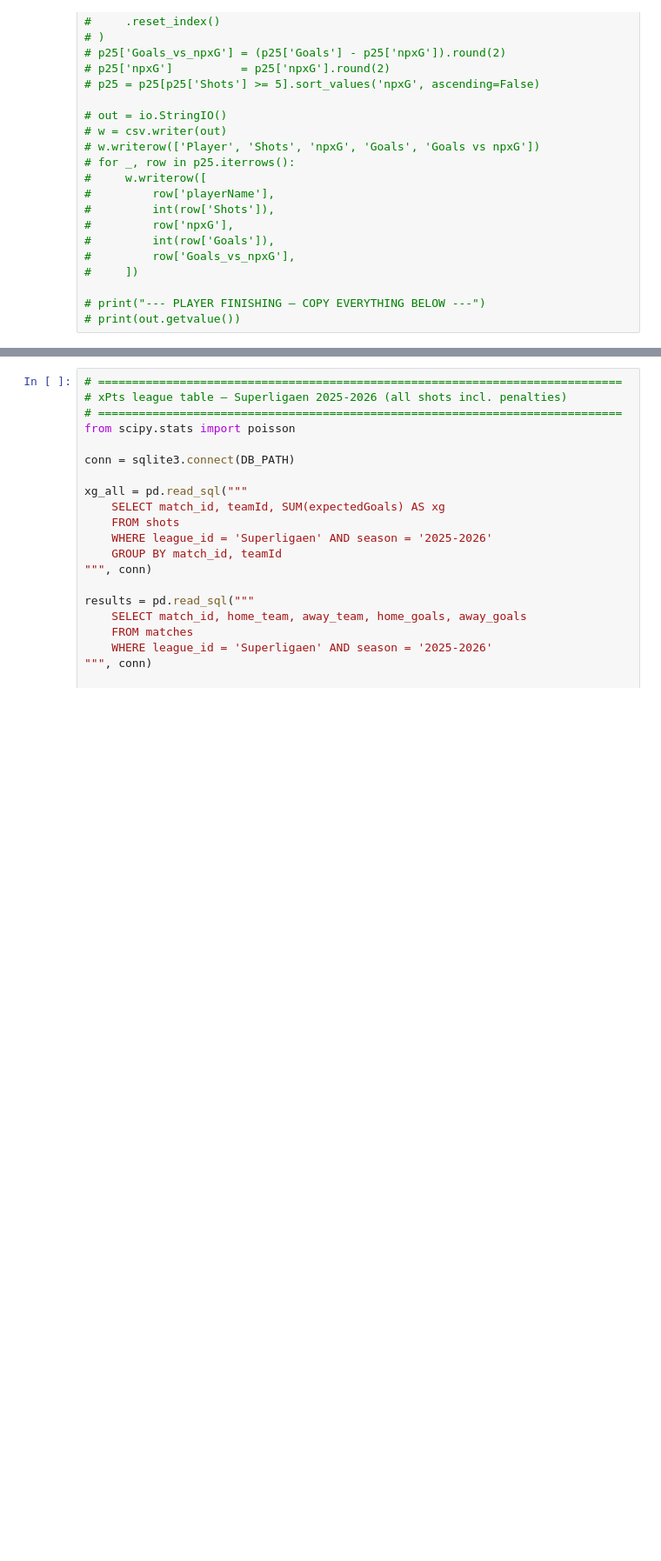
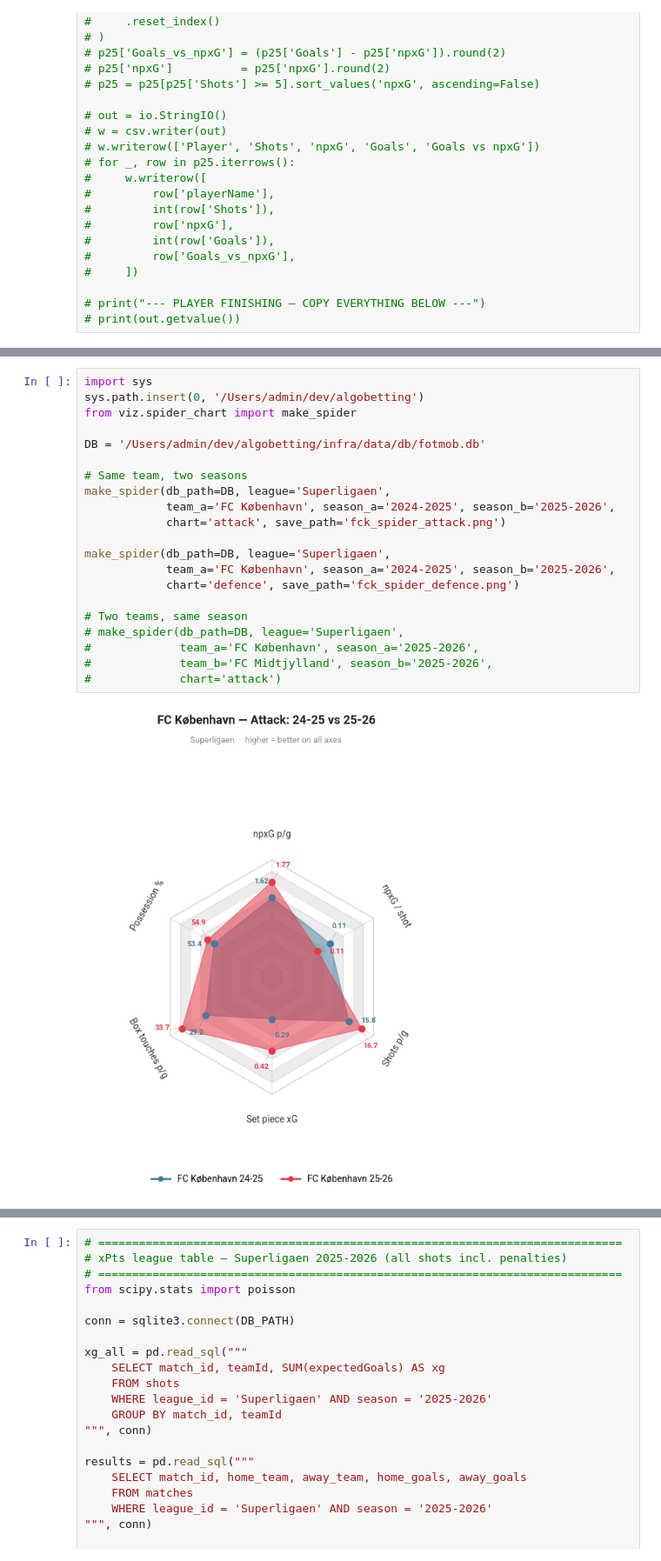
Before and after one commit to louis-porter/algobetting, a Jupyter notebook: analysis/fck_fall/fck_analysis.ipynb, the cells around one changed output, grey strips where cells are left out. Shown at 87% size. Cells and saved outputs as stored; diff of their text form; blank space fills up the shorter version.

```diff
--- a/analysis/fck_fall/fck_analysis.ipynb
+++ b/analysis/fck_fall/fck_analysis.ipynb
@@ -639,0 +532,23 @@ make_radar(
+# %%
+import sys
+sys.path.insert(0, '/Users/admin/dev/algobetting')
+from viz.spider_chart import make_spider
+
+DB = '/Users/admin/dev/algobetting/infra/data/db/fotmob.db'
+
+# Same team, two seasons
+make_spider(db_path=DB, league='Superligaen',
+            team_a='FC København', season_a='2024-2025', season_b='2025-2026',
+            chart='attack', save_path='fck_spider_attack.png')
+
+make_spider(db_path=DB, league='Superligaen',
+            team_a='FC København', season_a='2024-2025', season_b='2025-2026',
+            chart='defence', save_path='fck_spider_defence.png')
+
+# Two teams, same season
+# make_spider(db_path=DB, league='Superligaen',
+#             team_a='FC København', season_a='2025-2026',
+#             team_b='FC Midtjylland', season_b='2025-2026',
+#             chart='attack')
+# %% [output]
+[figure, added]
```
Also changed, not shown: parts of 3 cells of this notebook, 7 other files.
